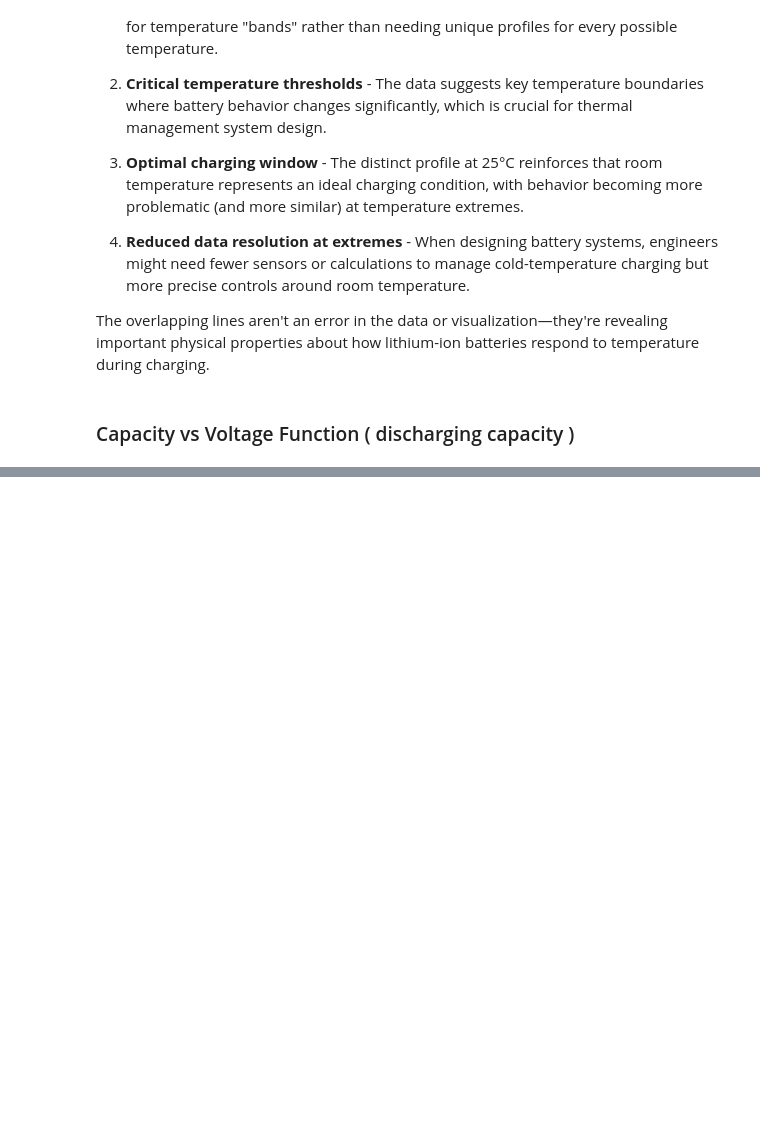
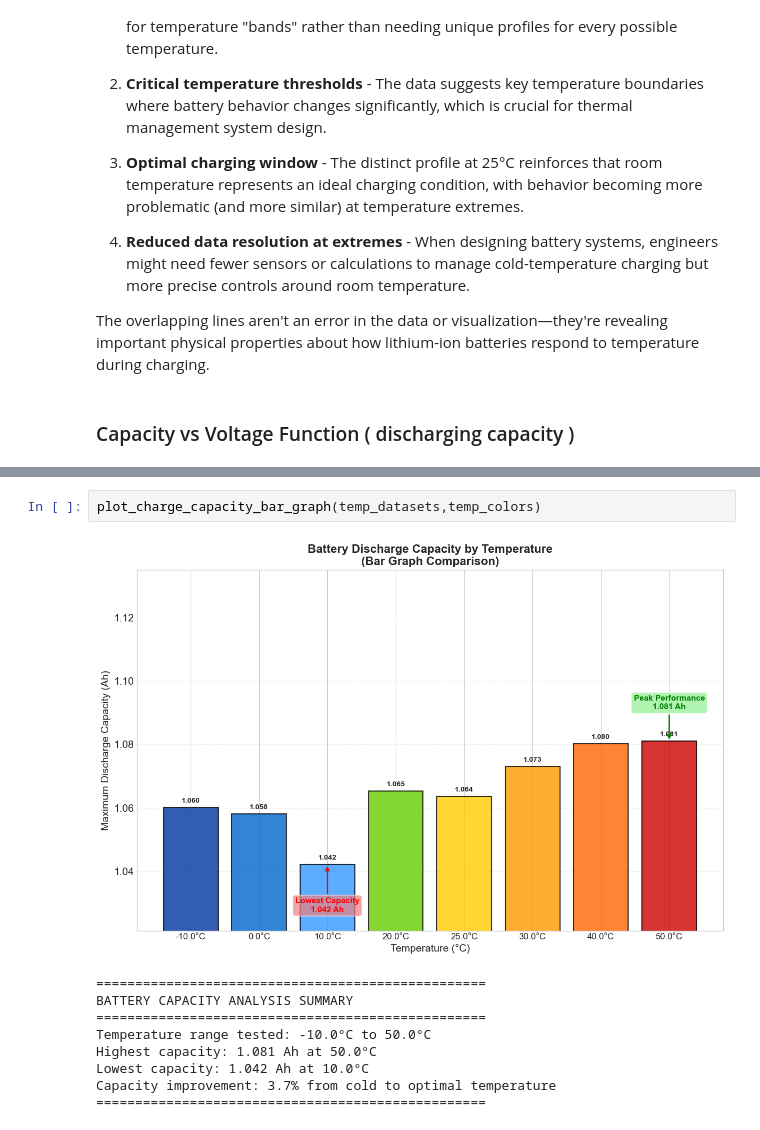
Before and after one commit to Jai-Kumar786/Assignments, a Jupyter notebook: A123 battery/low ocv curr -10.ipynb, the cells around one changed output, grey strips where cells are left out. Drawn from its saved outputs; the diff is of its cells as text; blank space fills up the shorter version.

```diff
--- a/A123 battery/low ocv curr -10.ipynb
+++ b/A123 battery/low ocv curr -10.ipynb
@@ -1258,0 +1404,12 @@ This would show not just how batteries start at different temperatures, but how
+# %%
+plot_charge_capacity_bar_graph(temp_datasets,temp_colors)
+# %% [output]
+[figure, added]
+==================================================
+BATTERY CAPACITY ANALYSIS SUMMARY
+==================================================
+Temperature range tested: -10.0°C to 50.0°C
+Highest capacity: 1.081 Ah at 50.0°C
+Lowest capacity: 1.042 Ah at 10.0°C
+Capacity improvement: 3.7% from cold to optimal temperature
+==================================================
```
Also changed, not shown: parts of 9 cells of this notebook, 2 other files.
